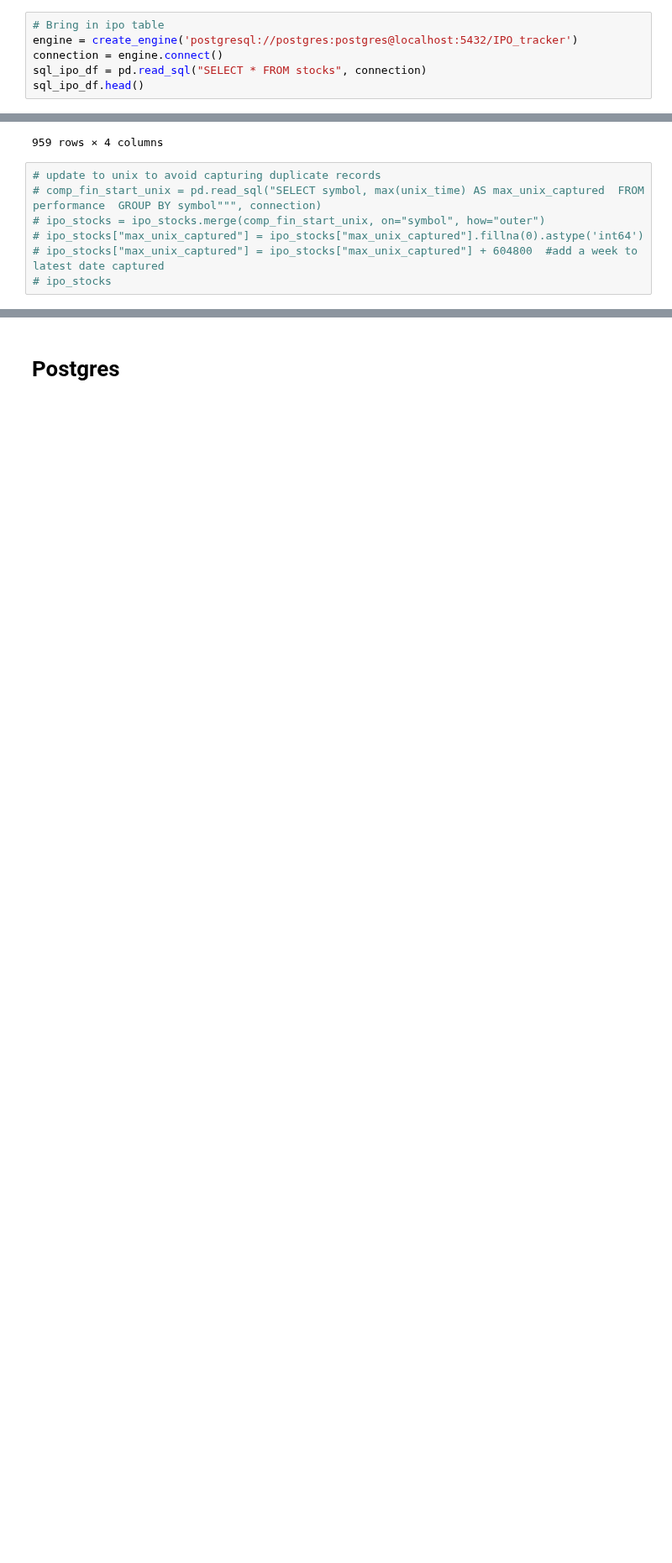
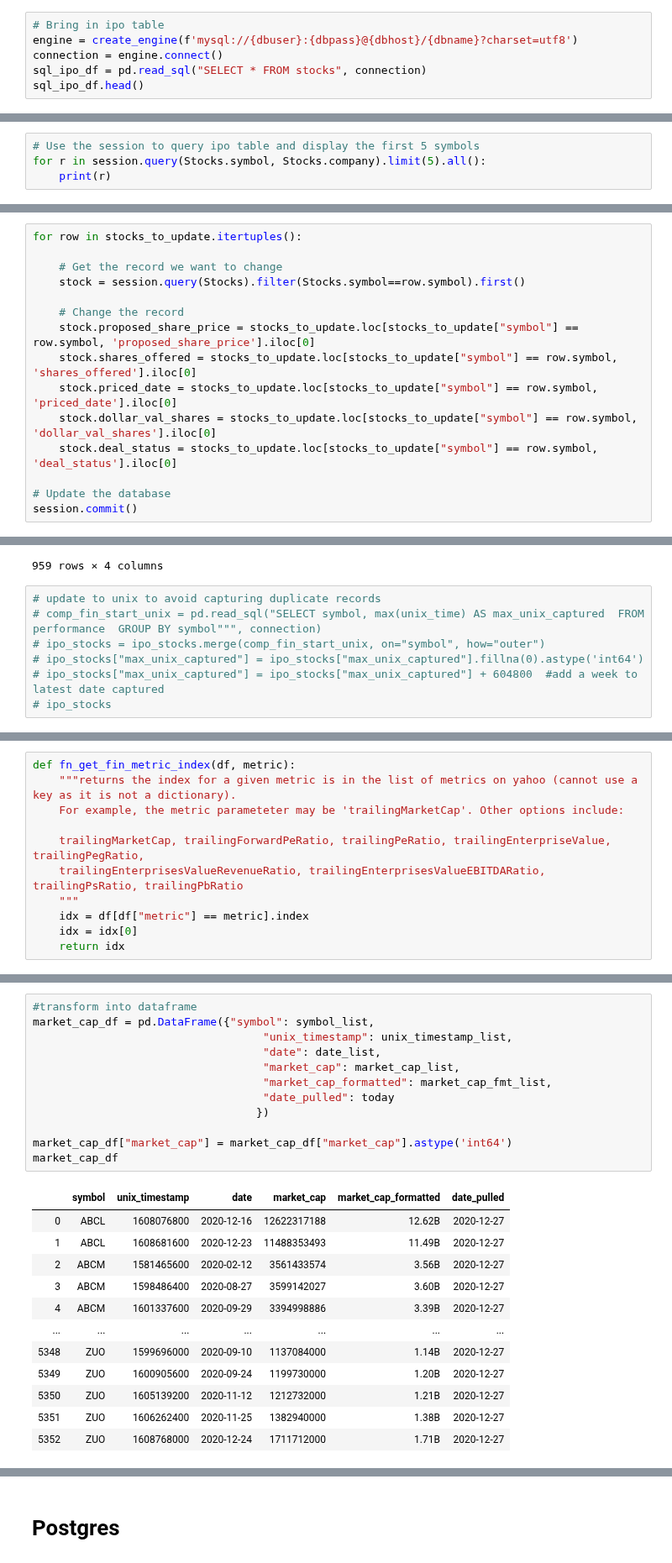
Before and after one commit to admiral810/IPO_tracker, a Jupyter notebook: get_IPO_data.ipynb, the cells around one changed output, grey strips where cells are left out. Shown at 84% size. Cells and saved outputs as stored; diff of their text form; blank space fills up the shorter version.

```diff
--- a/get_IPO_data.ipynb
+++ b/get_IPO_data.ipynb
@@ -116,7 +147,7 @@ ipo_df
 # New IPOs to Database
 # %%
 # Bring in ipo table
-engine = create_engine('postgresql://postgres:postgres@localhost:5432/IPO_tracker')
+engine = create_engine(f'mysql://{dbuser}:{dbpass}@{dbhost}/{dbname}?charset=utf8')
 connection = engine.connect()
 sql_ipo_df = pd.read_sql("SELECT * FROM stocks", connection)
 sql_ipo_df.head()
@@ -130,0 +209,4 @@ new_ipos_df.to_sql('stocks', con=engine, if_exists='append', index=False)
+# %%
+# Use the session to query ipo table and display the first 5 symbols
+for r in session.query(Stocks.symbol, Stocks.company).limit(5).all():
+    print(r)
@@ -131,3 +219,18 @@ new_ipos_df.to_sql('stocks', con=engine, if_exists='append', index=False)
+# %%
+for row in stocks_to_update.itertuples():
+
+    # Get the record we want to change
+    stock = session.query(Stocks).filter(Stocks.symbol==row.symbol).first()
+
+    # Change the record
+    stock.proposed_share_price = stocks_to_update.loc[stocks_to_update["symbol"] == row.symbol, 'proposed_share_price'].iloc[0]
+    stock.shares_offered = stocks_to_update.loc[stocks_to_update["symbol"] == row.symbol, 'shares_offered'].iloc[0]
+    stock.priced_date = stocks_to_update.loc[stocks_to_update["symbol"] == row.symbol, 'priced_date'].iloc[0]
+    stock.dollar_val_shares = stocks_to_update.loc[stocks_to_update["symbol"] == row.symbol, 'dollar_val_shares'].iloc[0]
+    stock.deal_status = stocks_to_update.loc[stocks_to_update["symbol"] == row.symbol, 'deal_status'].iloc[0]
+
+# Update the database
+session.commit()
 # %% [markdown]
 # Stock Performance
 To find these URLs go to a stock tickers page on Yahoo finance. When clicking on a tab open inspector > network > XHR > headers.  URL will display.
@@ -593 +558,12 @@ KeyError: 'trailingEnterprisesValueEBITDARatio'
+# %%
+def fn_get_fin_metric_index(df, metric):
+    """returns the index for a given metric is in the list of metrics on yahoo (cannot use a key as it is not a dictionary).
+    For example, the metric parameteter may be 'trailingMarketCap'. Other options include:
+
+    trailingMarketCap, trailingForwardPeRatio, trailingPeRatio, trailingEnterpriseValue, trailingPegRatio,
+    trailingEnterprisesValueRevenueRatio, trailingEnterprisesValueEBITDARatio, trailingPsRatio, trailingPbRatio
+    """
+    idx = df[df["metric"] == metric].index
+    idx = idx[0]
+    return idx
 # %%
@@ -634,0 +658,25 @@ comp_fin_df
+# %%
+#transform into dataframe
+market_cap_df = pd.DataFrame({"symbol": symbol_list,
+                                   "unix_timestamp": unix_timestamp_list,
+                                   "date": date_list,
+                                   "market_cap": market_cap_list,
+                                   "market_cap_formatted": market_cap_fmt_list,
+                                   "date_pulled": today
+                                  })
+
+market_cap_df["market_cap"] = market_cap_df["market_cap"].astype('int64')
+market_cap_df
+# %% [output]
+|  | symbol | unix_timestamp | date | market_cap | market_cap_formatted | date_pulled |
+| 0 | ABCL | 1608076800 | 2020-12-16 | 12622317188 | 12.62B | 2020-12-27 |
+| 1 | ABCL | 1608681600 | 2020-12-23 | 11488353493 | 11.49B | 2020-12-27 |
+| 2 | ABCM | 1581465600 | 2020-02-12 | 3561433574 | 3.56B | 2020-12-27 |
+| 3 | ABCM | 1598486400 | 2020-08-27 | 3599142027 | 3.60B | 2020-12-27 |
+| 4 | ABCM | 1601337600 | 2020-09-29 | 3394998886 | 3.39B | 2020-12-27 |
+| ... | ... | ... | ... | ... | ... | ... |
+| 5348 | ZUO | 1599696000 | 2020-09-10 | 1137084000 | 1.14B | 2020-12-27 |
+| 5349 | ZUO | 1600905600 | 2020-09-24 | 1199730000 | 1.20B | 2020-12-27 |
+| 5350 | ZUO | 1605139200 | 2020-11-12 | 1212732000 | 1.21B | 2020-12-27 |
+| 5351 | ZUO | 1606262400 | 2020-11-25 | 1382940000 | 1.38B | 2020-12-27 |
+| 5352 | ZUO | 1608768000 | 2020-12-24 | 1711712000 | 1.71B | 2020-12-27 |
```
Also changed, not shown: parts of 37 cells of this notebook, 7 other files.
